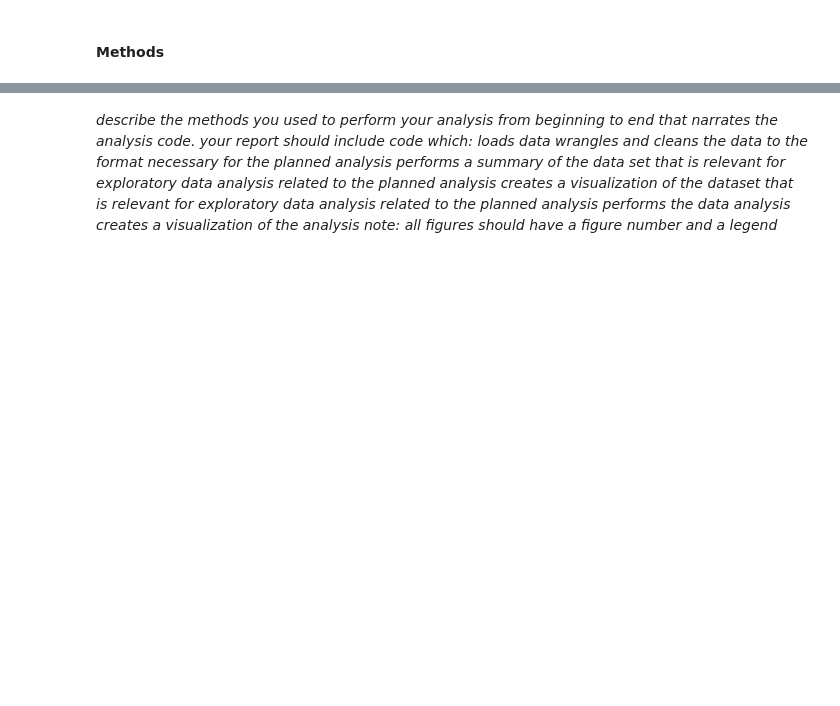
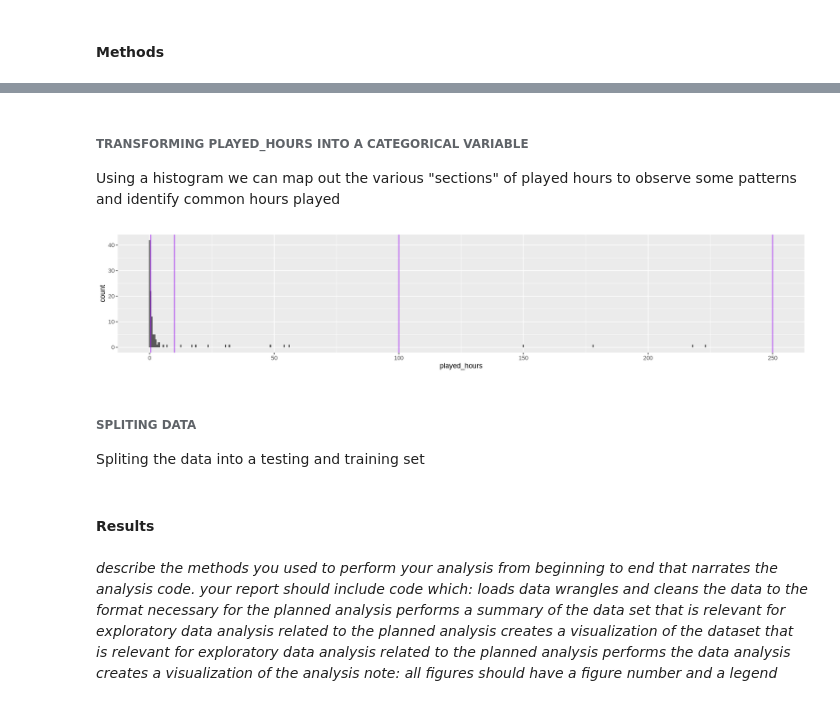
Before and after one commit to vicky-nak/DSCI-Final-Report-24, a Jupyter notebook: Final Report.ipynb, the cells around one changed output, grey strips where cells are left out. Saved outputs shown, nothing was run; the diff lists cells and outputs as text; code cells hidden in the pictures; blank space fills up the shorter version.

```diff
--- a/Final Report.ipynb
+++ b/Final Report.ipynb
@@ -93,0 +92,12 @@ Based on these observations our analysis will will narrow our research question
+# %% [markdown]
+###### TRANSFORMING PLAYED_HOURS INTO A CATEGORICAL VARIABLE
+Using a histogram we can map out the various "sections" of played hours to observe some patterns and identify common hours played
+# %%
+# as logging zero played hours is significant categorically, we conduct the distribution on players that logged more than zero hours
+all_players <- players_num |> filter(played_hours != 0)
+# %%
+options(repr.plot.height = 3, repr.plot.width = 15)
+# vertical lines bound off the data into bins
+ggplot(all_players, aes(x = played_hours)) + geom_histogram(binwidth = 0.5) + geom_vline(xintercept = c(0.5, 10.0, 100.0, 250.0), color = "purple")
+# %% [output]
+[figure, added]
@@ -93,0 +110,3 @@ Based on these observations our analysis will will narrow our research question
+# %% [markdown]
+###### **SPLITING DATA**
+Spliting the data into a testing and training set
@@ -94 +118,3 @@ Based on these observations our analysis will will narrow our research question
+# %% [markdown]
+#### **Results** <a name="results"></a>
 # %%
```
Also changed, not shown: parts of 18 cells of this notebook.
